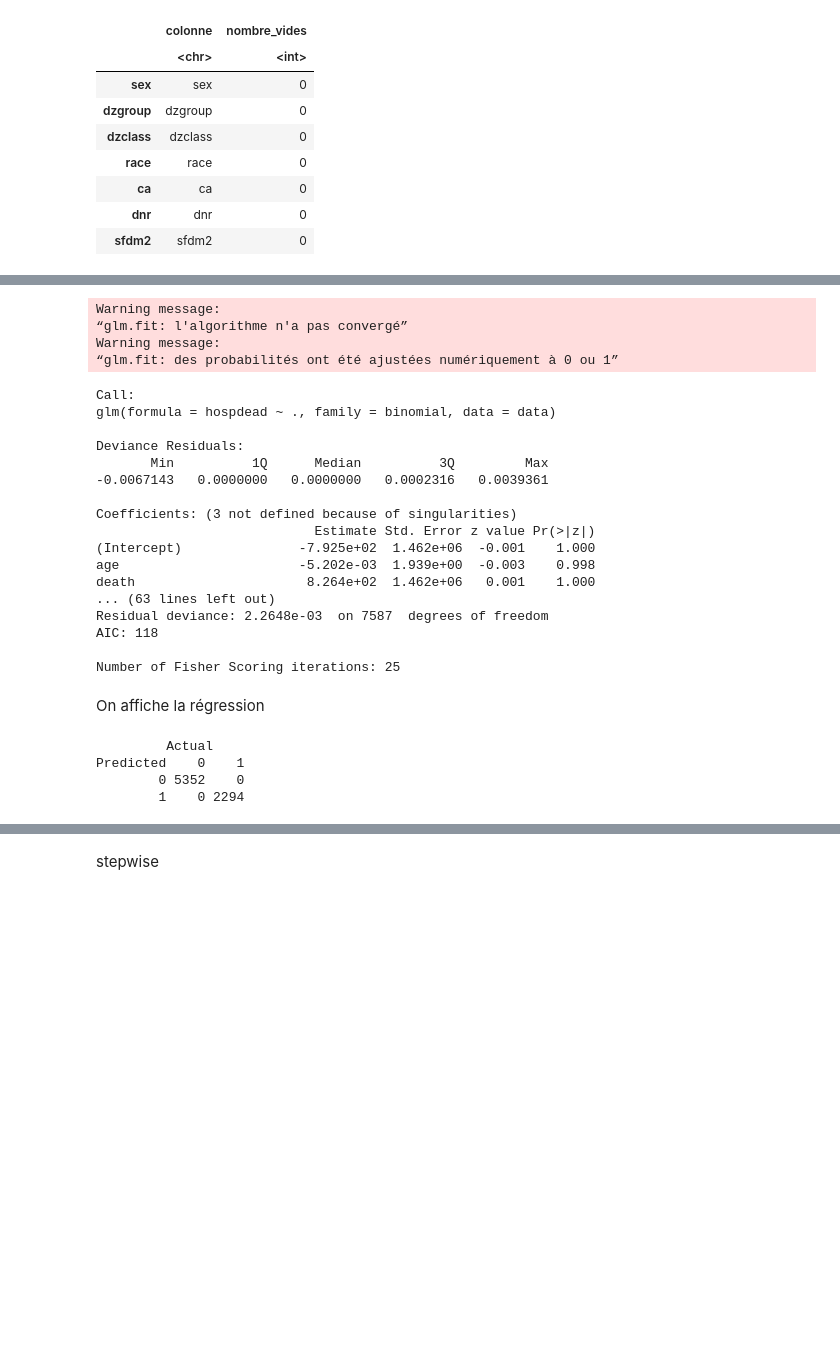
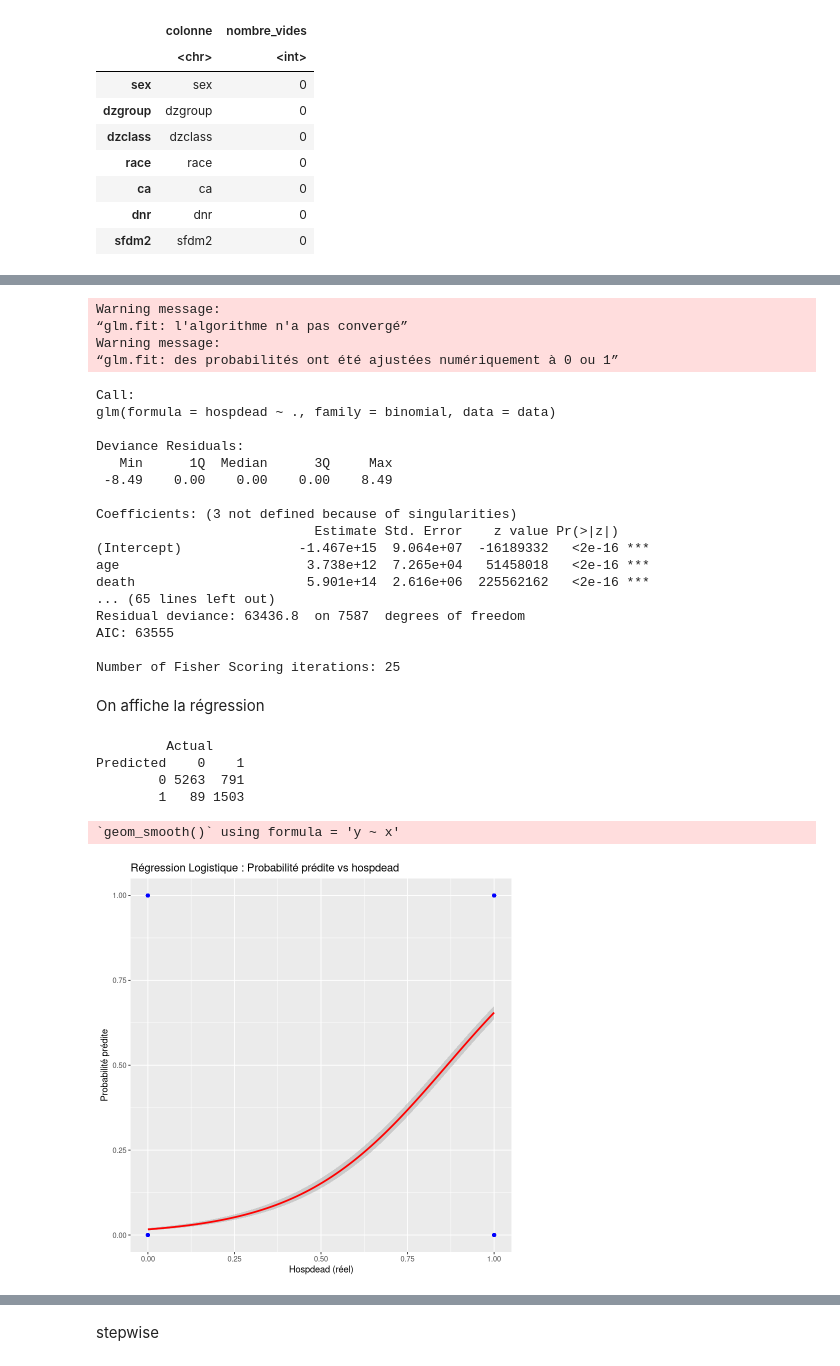
Before and after one commit to ClemouDouard/merr_project, a Jupyter notebook: src/regression.ipynb, the cells around one changed output, grey strips where cells are left out. Saved outputs shown, nothing was run; the diff lists cells and outputs as text; code cells hidden in the pictures; blank space fills up the shorter version.

Commit message:
added graphs

```diff
--- a/src/regression.ipynb
+++ b/src/regression.ipynb
@@ -23,5 +23,5 @@ A data.frame: 6 × 47
 # %%
 data$pafi[is.na(data$pafi)] <- 333.3
 data$alb[is.na(data$alb)] <- 3.5
-data$bun[is.na(data$bun) <- 6.51]
+data$bun[is.na(data$bun)] <- 6.51
 data$urine[is.na(data$urine)] <- 2502
@@ -124,31 +122,41 @@ Call:
 glm(formula = hospdead ~ ., family = binomial, data = data)
 
 Deviance Residuals:
-       Min          1Q      Median          3Q         Max
--0.0067143   0.0000000   0.0000000   0.0002316   0.0039361
+   Min      1Q  Median      3Q     Max
+ -8.49    0.00    0.00    0.00    8.49
 
 Coefficients: (3 not defined because of singularities)
-                            Estimate Std. Error z value Pr(>|z|)
-(Intercept)               -7.925e+02  1.462e+06  -0.001    1.000
-age                       -5.202e-03  1.939e+00  -0.003    0.998
-death                      8.264e+02  1.462e+06   0.001    1.000
-... (63 lines left out)
-Residual deviance: 2.2648e-03  on 7587  degrees of freedom
-AIC: 118
+                            Estimate Std. Error    z value Pr(>|z|)
+(Intercept)               -1.467e+15  9.064e+07  -16189332   <2e-16 ***
+age                        3.738e+12  7.265e+04   51458018   <2e-16 ***
+death                      5.901e+14  2.616e+06  225562162   <2e-16 ***
+... (65 lines left out)
+Residual deviance: 63436.8  on 7587  degrees of freedom
+AIC: 63555
 
 Number of Fisher Scoring iterations: 25
 # %% [markdown]
 On affiche la régression
 # %%
-hatY  <- predict(modreg, type="response")
-predicted_classes <- ifelse(hatY > 0.5, 1, 0)
+data$hatY  <- predict(modreg, type="response")
+predicted_classes <- ifelse(data$hatY > 0.5, 1, 0)
 confusion_matrix <- table(Predicted = predicted_classes, Actual = data$hospdead)
 confusion_matrix
 # %% [output]
          Actual
 Predicted    0    1
-        0 5352    0
-        1    0 2294
+        0 5263  791
+        1   89 1503
+# %%
+ggplot(data, aes(x = hospdead, y = hatY)) +
+  geom_point(alpha = 0.5, color = "blue") +  # Nuage de points
+  geom_smooth(method = "glm", method.args = list(family = "binomial"), color = "red") + # Courbe ajustée
+  ggtitle("Régression Logistique : Probabilité prédite vs hospdead") +
+  xlab("Hospdead (réel)") +
+  ylab("Probabilité prédite")
+# %% [output]
+`geom_smooth()` using formula = 'y ~ x'
+[figure, added]
 # %%
 false_positive_rate <- confusion_matrix[2,1] / sum(confusion_matrix[, 1])
 print(false_positive_rate)
```
Also changed, not shown: parts of 13 cells of this notebook.
